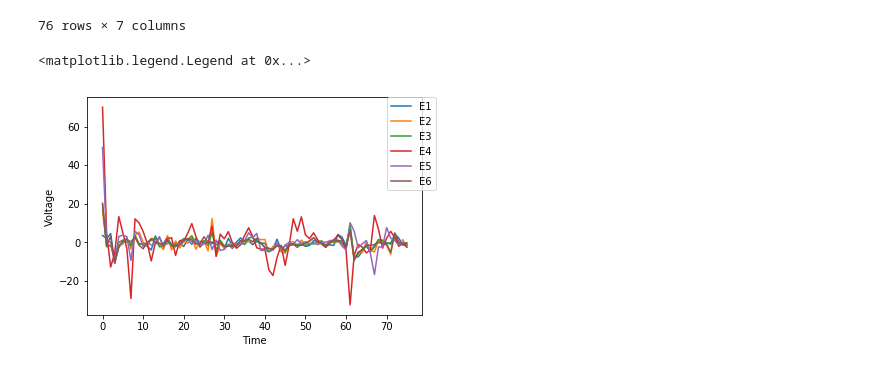
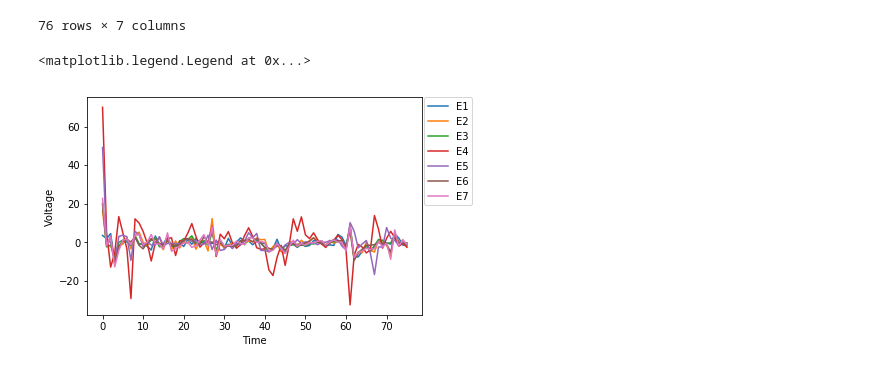
Before and after one commit to vtierra/cogs199, a Jupyter notebook: q_files/dylan_Q_trial1.ipynb, the cells around one changed output. Saved outputs shown, nothing was run; the diff lists cells and outputs as text; code cells hidden in the pictures.

```diff
--- a/q_files/dylan_Q_trial1.ipynb
+++ b/q_files/dylan_Q_trial1.ipynb
@@ -73,11 +73,11 @@ avg_df
 # %%
 #Visualize the filtered/averaged dataset
 
 plt.xlabel('Time')
 plt.ylabel('Voltage')
-avg_df = avg_df[['E1', 'E2','E3','E4','E5','E6']]
+avg_df = avg_df[['E1', 'E2','E3','E4','E5','E6', 'E7']]
 plt.plot(range(len(avg_df)), avg_df)
-plt.legend(('E1', 'E2', 'E3', 'E4', 'E5', 'E6'),bbox_to_anchor=(1.04,1), borderaxespad=0)
+plt.legend(('E1', 'E2', 'E3', 'E4', 'E5', 'E6', 'E7'),bbox_to_anchor=(1.15,1), borderaxespad=0)
 # %% [output]
 <matplotlib.legend.Legend at 0x...>
-[figure, old version]
+[figure, new version]
```
Also changed, not shown: parts of 8 cells of this notebook, 3 other files.
